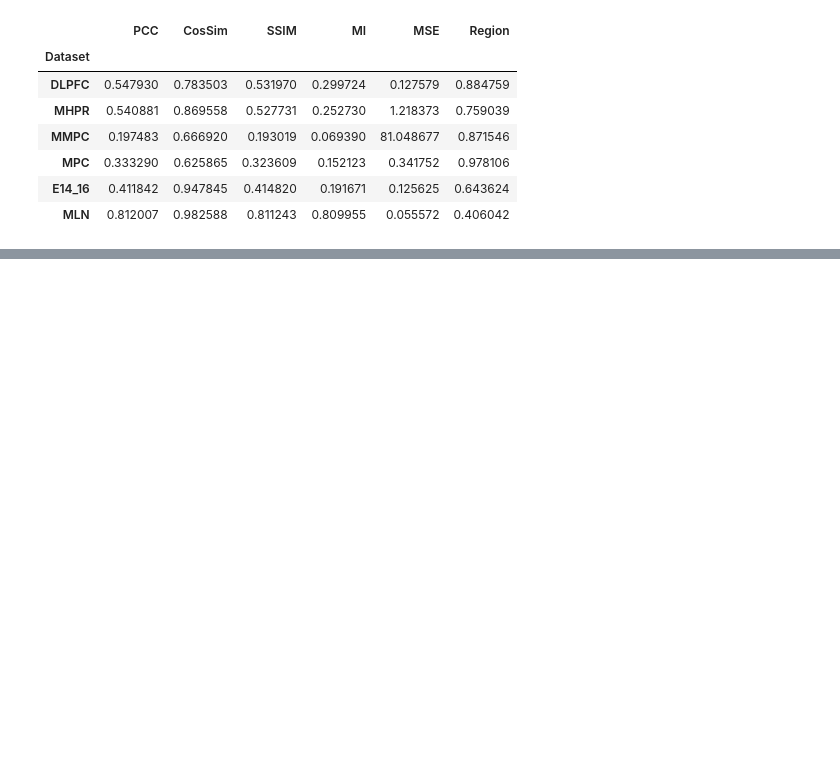
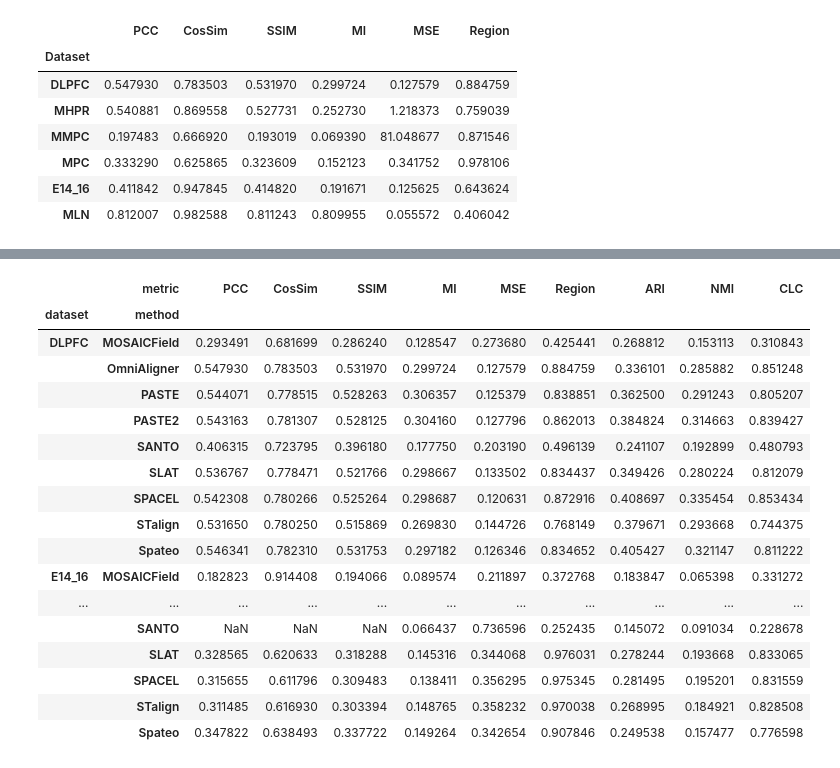
Before and after one commit to huboqiang/omnialigner, a Jupyter notebook: benchmarks/rev1/OmniAligner/notebooks/NCS_submission_table_reproduce.ipynb, the cells around one changed output, grey strips where cells are left out. Cells and saved outputs as stored; diff of their text form; code cells hidden in the pictures; blank space fills up the shorter version.

```diff
--- a/benchmarks/rev1/OmniAligner/notebooks/NCS_submission_table_reproduce.ipynb
+++ b/benchmarks/rev1/OmniAligner/notebooks/NCS_submission_table_reproduce.ipynb
@@ -694,0 +404,17 @@ PASS: complete submission table and ranking reproduced.
+# %%
+reference = pd.read_csv(reference_path, float_precision="round_trip").set_index("Dataset")
+expected = reference.loc[DATASETS, METRICS].astype(float)
+actual = recomputed.loc[DATASETS, METRICS].astype(float)
+difference = actual - expected
+tolerances = {metric: (8 * float(np.finfo(np.float32).eps) if metric=="CosSim" else ATOL) for metric in METRICS}
+matches = np.column_stack([np.isclose(actual[metric], expected[metric], atol=tolerances[metric], rtol=0, equal_nan=False) for metric in METRICS])
+display(difference.rename_axis("Dataset: recomputed minus reference"))
+validation = {"all_metrics_match": bool(matches.all()), "datasets": DATASETS,
+              "metrics_checked": int(matches.size), "absolute_tolerances": tolerances,
+              "maximum_absolute_difference": float(np.abs(difference.to_numpy()).max()),
+              "elapsed_seconds": time.time() - started,
+              "source_hashes_checked": VERIFY_SOURCE_HASHES,
+              "packages": {name: importlib.metadata.version(name) for name in ["numpy", "scipy", "pandas", "anndata", "scikit-learn"]}}
+save_json(OUTPUT_ROOT / "VALIDATION.json", validation)
+assert matches.all(), "Recomputed metrics differ: inspect pair_metrics.csv and gene_metrics.csv.gz; the reference was not changed."
+print(f"PASS: {matches.size}/{matches.size} original metrics match; cosine allows eight float32 epsilons for CPU rounding, all other endpoints use 1e-10.")
@@ -694,0 +855,71 @@ PASS: complete submission table and ranking reproduced.
+# %%
+# Missing input files are not registration failures. Never rank an unloaded table.
+assert current_manifest.get("ranking_input_complete", False), (
+    "The score snapshot is still being assembled. Existing score sources must all "
+    "be loaded and pending conditions resolved before exporting this ranking. "
+    "See condition_status.csv; no missing source is assigned a failure rank.")
+observed = pd.read_csv(CURRENT_ROOT / "observed_pair_metrics.csv", float_precision="round_trip")
+observed = observed.loc[observed.dataset.isin(COHORTS) & observed.method.isin(ALGORITHMS)].copy()
+observed["eligible"] = observed.eligible.astype(str).str.lower().eq("true")
+# Fresh calculations must correspond to the same released pair records, then enter the table.
+for calculated in fresh_examples + globals().get("fresh_native_examples", []):
+    for metric in ALL_METRICS:
+        if metric not in calculated:
+            continue
+        match = (observed.dataset.eq(calculated["dataset"]) & observed.method.eq(calculated["method"])
+                 & observed.pair_index.eq(calculated["pair_index"]) & observed.metric.eq(metric))
+        assert match.sum()==1, "Fresh pair is absent from, or duplicated in, the source comparison"
+        np.testing.assert_allclose(observed.loc[match,"raw_value"].iloc[0], calculated[metric], rtol=0,
+            atol=8*np.finfo(np.float32).eps if metric=="CosSim" else 1e-10)
+        observed.loc[match,"raw_value"] = calculated[metric]
+assert set(observed.metric) <= set(ALL_METRICS)
+# Include missing endpoints explicitly, even if no method has a finite observation.
+for metric in ALL_METRICS:
+    if metric not in set(observed.metric):
+        observed.loc[len(observed)] = dict(dataset=next(iter(COHORTS)), method=ALGORITHMS[0],
+            metric=metric, pair_index=0, raw_value=np.nan, eligible=False)
+# Use all 44 freshly recalculated selected OmniAligner pairs in the current table.
+for dataset in DATASETS:
+    pairs = pd.read_csv(OUTPUT_ROOT / dataset / "pair_metrics.csv", float_precision="round_trip")
+    for _, pair in pairs.iterrows():
+        for metric, native_key in zip(METRICS, NATIVE_KEYS):
+            match = (observed.dataset.eq(dataset) & observed.method.eq("OmniAligner")
+                     & observed.pair_index.eq(int(pair.pair_index)) & observed.metric.eq(metric))
+            assert match.sum()==1
+            np.testing.assert_allclose(observed.loc[match,"raw_value"].iloc[0], pair[native_key], rtol=0,
+                atol=8*np.finfo(np.float32).eps if metric=="CosSim" else 1e-10)
+            observed.loc[match,"raw_value"] = pair[native_key]
+pair_scores, endpoint_scores = aggregate_pair_scores(observed, EXPECTED_PAIRS, ALGORITHMS)
+assert len(pair_scores) == sum(EXPECTED_PAIRS.values()) * len(ALGORITHMS) * len(ALL_METRICS)
+assert pair_scores.loc[pair_scores.penalized, "rank_score"].eq(0).all()
+assert pair_scores.loc[pair_scores.penalized, "rank"].eq(N_ALGORITHMS).all()
+assert endpoint_scores.denominator_algorithms.eq(N_ALGORITHMS).all()
+# Verify the partial-completion rule independently: 5 of 10 layers gives 4/9, not 5/10.
+example = pd.DataFrame([dict(dataset="ten_layers",method="OmniAligner",metric="PCC",
+    pair_index=i,raw_value=1.,eligible=True) for i in range(4)])
+_, partial_check = aggregate_pair_scores(example, {"ten_layers":9}, ALGORITHMS)
+assert np.isclose(partial_check.loc[partial_check.method.eq("OmniAligner"),"rank_score"].iloc[0], 4/9)
+assert partial_check.loc[partial_check.method.eq("OmniAligner"),"raw_complete_mean"].isna().all()
+wide_scores = endpoint_scores.pivot(index=["dataset","method"], columns="metric", values="rank_score").reindex(columns=ALL_METRICS)
+wide_raw = endpoint_scores.pivot(index=["dataset","method"], columns="metric", values="raw_complete_mean").reindex(columns=ALL_METRICS)
+display(wide_raw.round(6))
+display(wide_scores.round(4))
+# %% [output]
+|  | metric | PCC | CosSim | SSIM | MI | MSE | Region | ARI | NMI | CLC |
+| dataset | method |  |  |  |  |  |  |  |  |  |
+| DLPFC | MOSAICField | 0.293491 | 0.681699 | 0.286240 | 0.128547 | 0.273680 | 0.425441 | 0.268812 | 0.153113 | 0.310843 |
+|  | OmniAligner | 0.547930 | 0.783503 | 0.531970 | 0.299724 | 0.127579 | 0.884759 | 0.336101 | 0.285882 | 0.851248 |
+|  | PASTE | 0.544071 | 0.778515 | 0.528263 | 0.306357 | 0.125379 | 0.838851 | 0.362500 | 0.291243 | 0.805207 |
+|  | PASTE2 | 0.543163 | 0.781307 | 0.528125 | 0.304160 | 0.127796 | 0.862013 | 0.384824 | 0.314663 | 0.839427 |
+|  | SANTO | 0.406315 | 0.723795 | 0.396180 | 0.177750 | 0.203190 | 0.496139 | 0.241107 | 0.192899 | 0.480793 |
+|  | SLAT | 0.536767 | 0.778471 | 0.521766 | 0.298667 | 0.133502 | 0.834437 | 0.349426 | 0.280224 | 0.812079 |
+|  | SPACEL | 0.542308 | 0.780266 | 0.525264 | 0.298687 | 0.120631 | 0.872916 | 0.408697 | 0.335454 | 0.853434 |
+|  | STalign | 0.531650 | 0.780250 | 0.515869 | 0.269830 | 0.144726 | 0.768149 | 0.379671 | 0.293668 | 0.744375 |
+|  | Spateo | 0.546341 | 0.782310 | 0.531753 | 0.297182 | 0.126346 | 0.834652 | 0.405427 | 0.321147 | 0.811222 |
+| E14_16 | MOSAICField | 0.182823 | 0.914408 | 0.194066 | 0.089574 | 0.211897 | 0.372768 | 0.183847 | 0.065398 | 0.331272 |
+| ... | ... | ... | ... | ... | ... | ... | ... | ... | ... | ... |
+|  | SANTO | NaN | NaN | NaN | 0.066437 | 0.736596 | 0.252435 | 0.145072 | 0.091034 | 0.228678 |
+|  | SLAT | 0.328565 | 0.620633 | 0.318288 | 0.145316 | 0.344068 | 0.976031 | 0.278244 | 0.193668 | 0.833065 |
+|  | SPACEL | 0.315655 | 0.611796 | 0.309483 | 0.138411 | 0.356295 | 0.975345 | 0.281495 | 0.195201 | 0.831559 |
+|  | STalign | 0.311485 | 0.616930 | 0.303394 | 0.148765 | 0.358232 | 0.970038 | 0.268995 | 0.184921 | 0.828508 |
+|  | Spateo | 0.347822 | 0.638493 | 0.337722 | 0.149264 | 0.342654 | 0.907846 | 0.249538 | 0.157477 | 0.776598 |
```
Also changed, not shown: parts of 36 cells of this notebook, 36 other files.
